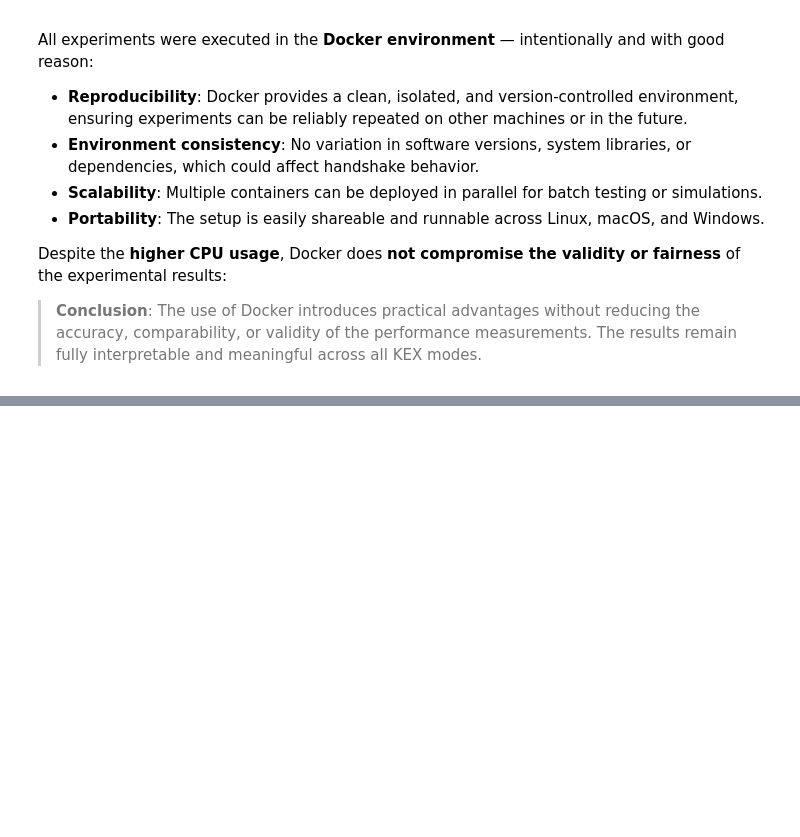
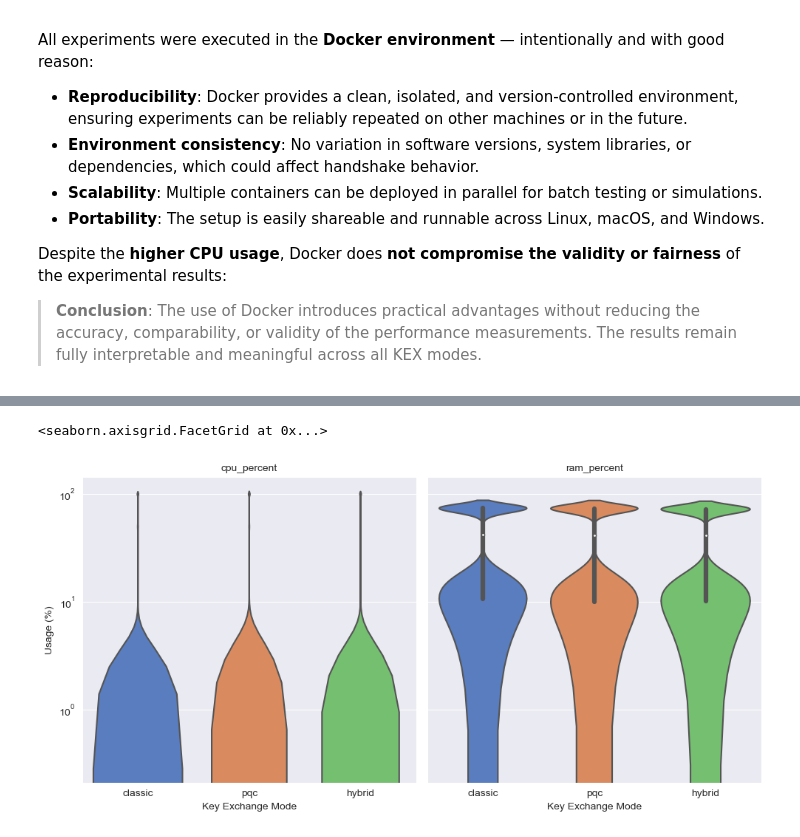
Before and after one commit to LucaBreh/HybridKEX, a Jupyter notebook: analytics/notebooks/03_analysis_and_visualization.ipynb, the cells around one changed output, grey strips where cells are left out. Saved outputs shown, nothing was run; the diff lists cells and outputs as text; code cells hidden in the pictures; blank space fills up the shorter version.

```diff
--- a/analytics/notebooks/03_analysis_and_visualization.ipynb
+++ b/analytics/notebooks/03_analysis_and_visualization.ipynb
@@ -338,0 +453,13 @@ Despite the **higher CPU usage**, Docker does **not compromise the validity or f
+# %%
+g = sns.catplot(
+    data=df_plot.melt(id_vars=["mode"], value_vars=["cpu_percent", "ram_percent"],
+                      var_name="resource", value_name="percent"),
+    x="mode", y="percent", col="resource", kind="violin", inner="box", palette="muted",
+    height=5, aspect=1
+)
+g.set_titles("{col_name}")
+g.set_axis_labels("Key Exchange Mode", "Usage (%)")
+g.set(yscale="log")
+# %% [output]
+<seaborn.axisgrid.FacetGrid at 0x...>
+[figure, added]
```
Also changed, not shown: parts of 9 cells of this notebook.
